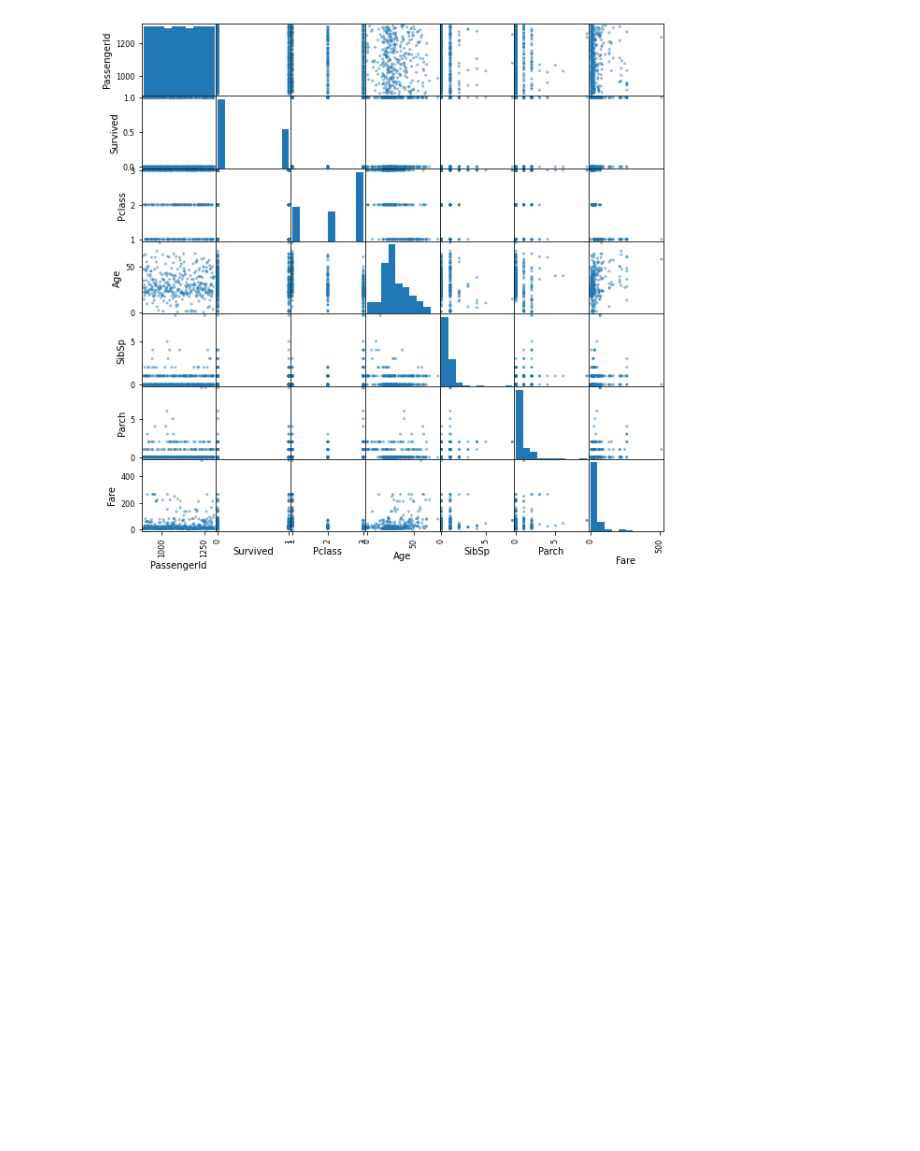
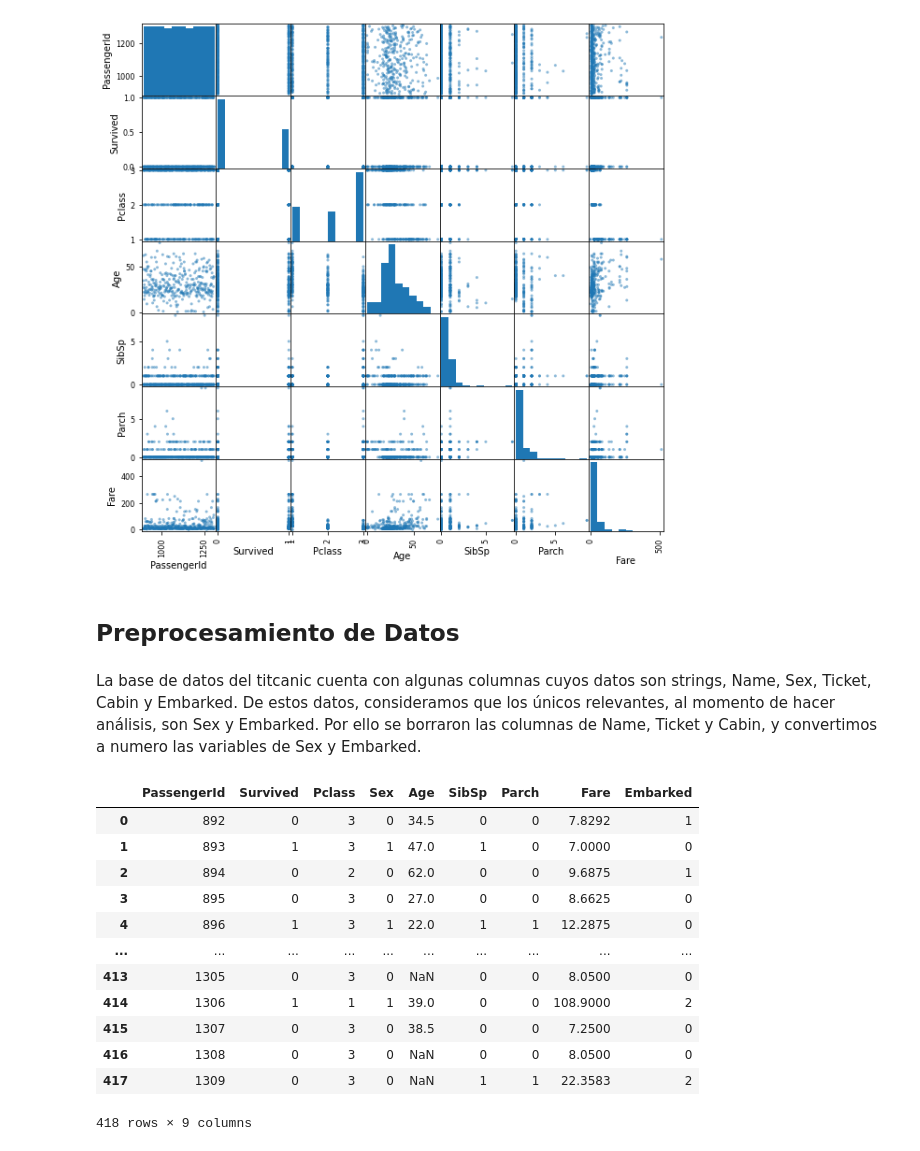
Before and after one commit to justNeto/SemanaTecAnalitica, a Jupyter notebook: TitanicDatasetAnalysis.ipynb, the cells around one changed output. Saved outputs shown, nothing was run; the diff lists cells and outputs as text; code cells hidden in the pictures; blank space fills up the shorter version.

```diff
--- a/TitanicDatasetAnalysis.ipynb
+++ b/TitanicDatasetAnalysis.ipynb
@@ -82,3 +92,32 @@ pd.plotting.scatter_matrix(titanic, figsize = (10, 10))
 plt.show()
 # %% [output]
 [figure]
+# %% [markdown]
+## Preprocesamiento de Datos
+# %% [markdown]
+La base de datos del titcanic cuenta con algunas columnas cuyos datos son strings, Name, Sex, Ticket, Cabin y Embarked. De estos datos, consideramos que los únicos relevantes, al momento de hacer análisis, son Sex y Embarked. Por ello se borraron las columnas de Name, Ticket y Cabin, y convertimos a numero las variables de Sex y Embarked.
+# %%
+# los valores de sex tendran un rango de 0 a 1
+titanic.replace('male', 0, inplace=True)
+titanic.replace('female', 1, inplace=True)
+# los valores de embarked tendran un rango de 0 a 2
+titanic.replace('S', 0, inplace=True)
+titanic.replace('Q', 1, inplace=True)
+titanic.replace('C', 2, inplace=True)
+
+titanic.drop(['Name', 'Ticket', 'Cabin'], inplace=True, axis=1)
+titanic
+# %% [output]
+|  | PassengerId | Survived | Pclass | Sex | Age | SibSp | Parch | Fare | Embarked |
+| 0 | 892 | 0 | 3 | 0 | 34.5 | 0 | 0 | 7.8292 | 1 |
+| 1 | 893 | 1 | 3 | 1 | 47.0 | 1 | 0 | 7.0000 | 0 |
+| 2 | 894 | 0 | 2 | 0 | 62.0 | 0 | 0 | 9.6875 | 1 |
+| 3 | 895 | 0 | 3 | 0 | 27.0 | 0 | 0 | 8.6625 | 0 |
+| 4 | 896 | 1 | 3 | 1 | 22.0 | 1 | 1 | 12.2875 | 0 |
+| ... | ... | ... | ... | ... | ... | ... | ... | ... | ... |
+| 413 | 1305 | 0 | 3 | 0 | NaN | 0 | 0 | 8.0500 | 0 |
+| 414 | 1306 | 1 | 1 | 1 | 39.0 | 0 | 0 | 108.9000 | 2 |
+| 415 | 1307 | 0 | 3 | 0 | 38.5 | 0 | 0 | 7.2500 | 0 |
+| 416 | 1308 | 0 | 3 | 0 | NaN | 0 | 0 | 8.0500 | 0 |
+| 417 | 1309 | 0 | 3 | 0 | NaN | 1 | 1 | 22.3583 | 2 |
+418 rows × 9 columns
```
Also changed, not shown: parts of 16 cells of this notebook.
